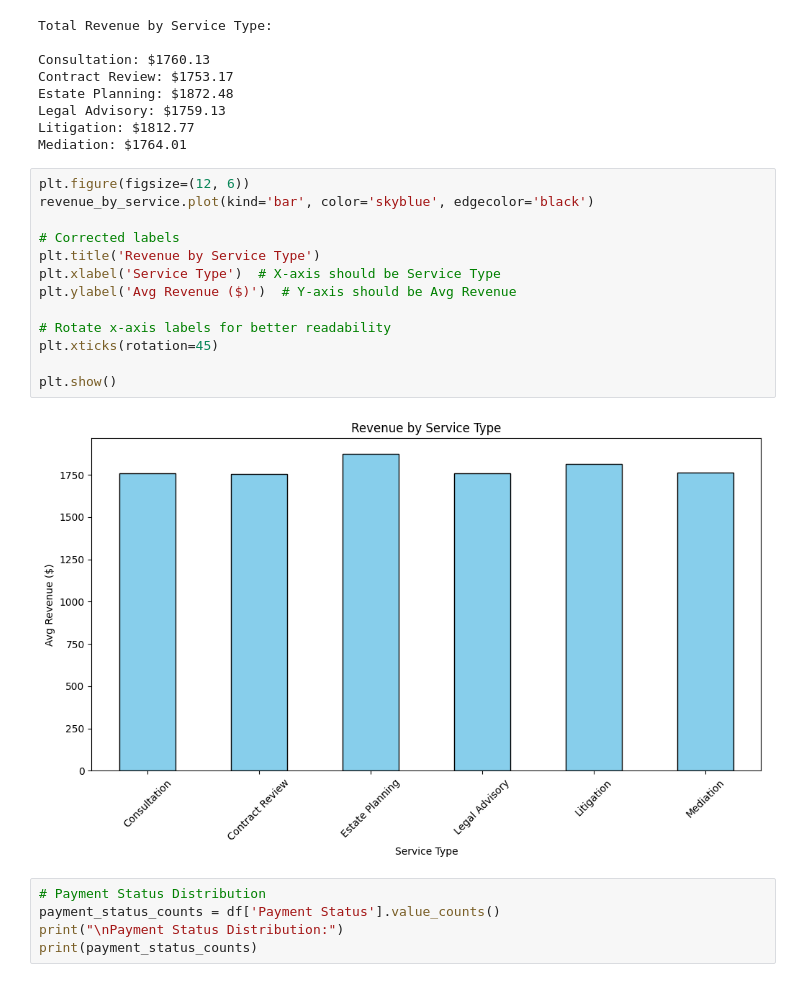
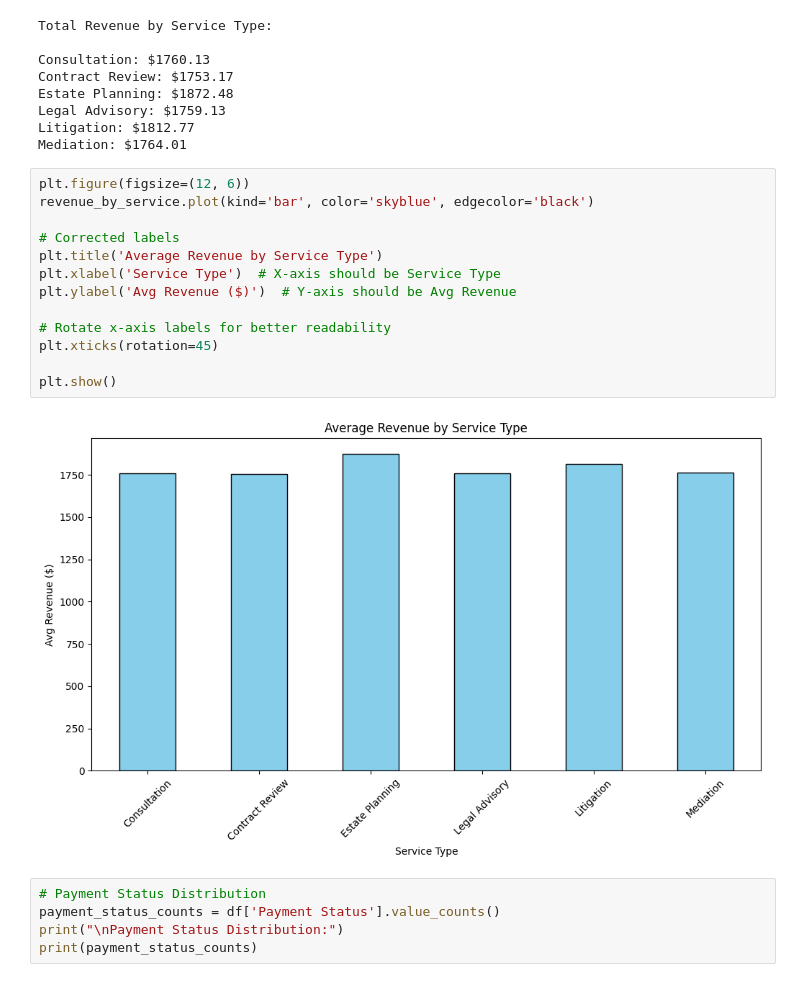
Before and after one commit to shaulamarquez/Python-Project-Portfolio, a Jupyter notebook: Law Sales Analysis/Law Sales Analysis.ipynb, the cells around one changed output. Saved outputs shown, nothing was run; the diff lists cells and outputs as text.

```diff
--- a/Law Sales Analysis/Law Sales Analysis.ipynb
+++ b/Law Sales Analysis/Law Sales Analysis.ipynb
@@ -139,18 +211,18 @@ Mediation: $1764.01
 # %%
 plt.figure(figsize=(12, 6))
 revenue_by_service.plot(kind='bar', color='skyblue', edgecolor='black')
 
 # Corrected labels
-plt.title('Revenue by Service Type')
+plt.title('Average Revenue by Service Type')
 plt.xlabel('Service Type')  # X-axis should be Service Type
 plt.ylabel('Avg Revenue ($)')  # Y-axis should be Avg Revenue
 
 # Rotate x-axis labels for better readability
 plt.xticks(rotation=45)
 
 plt.show()
 # %% [output]
-[figure, old version]
+[figure, new version]
 # %%
 # Payment Status Distribution
 payment_status_counts = df['Payment Status'].value_counts()
```
Also changed, not shown: parts of 6 cells of this notebook.
